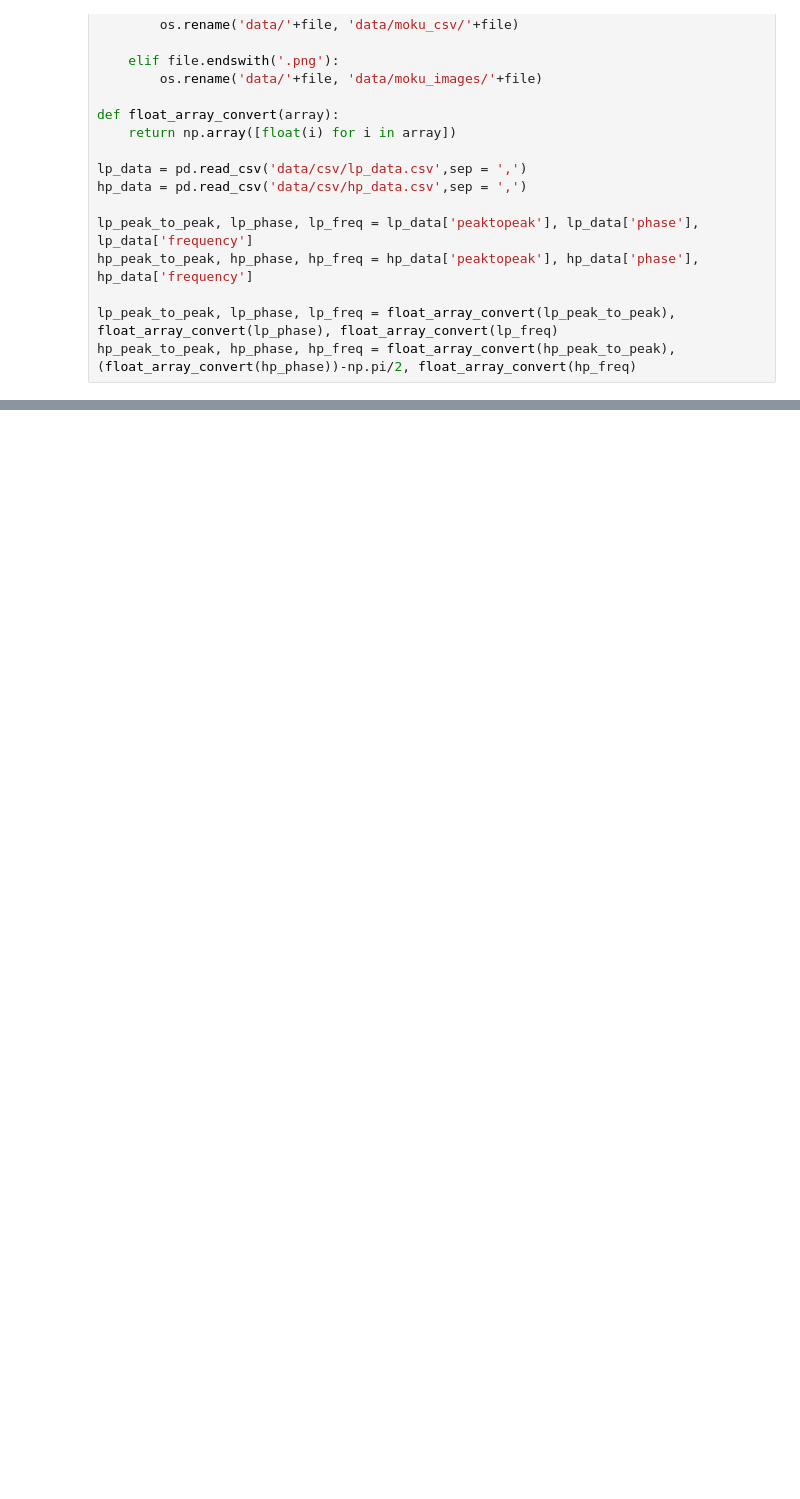
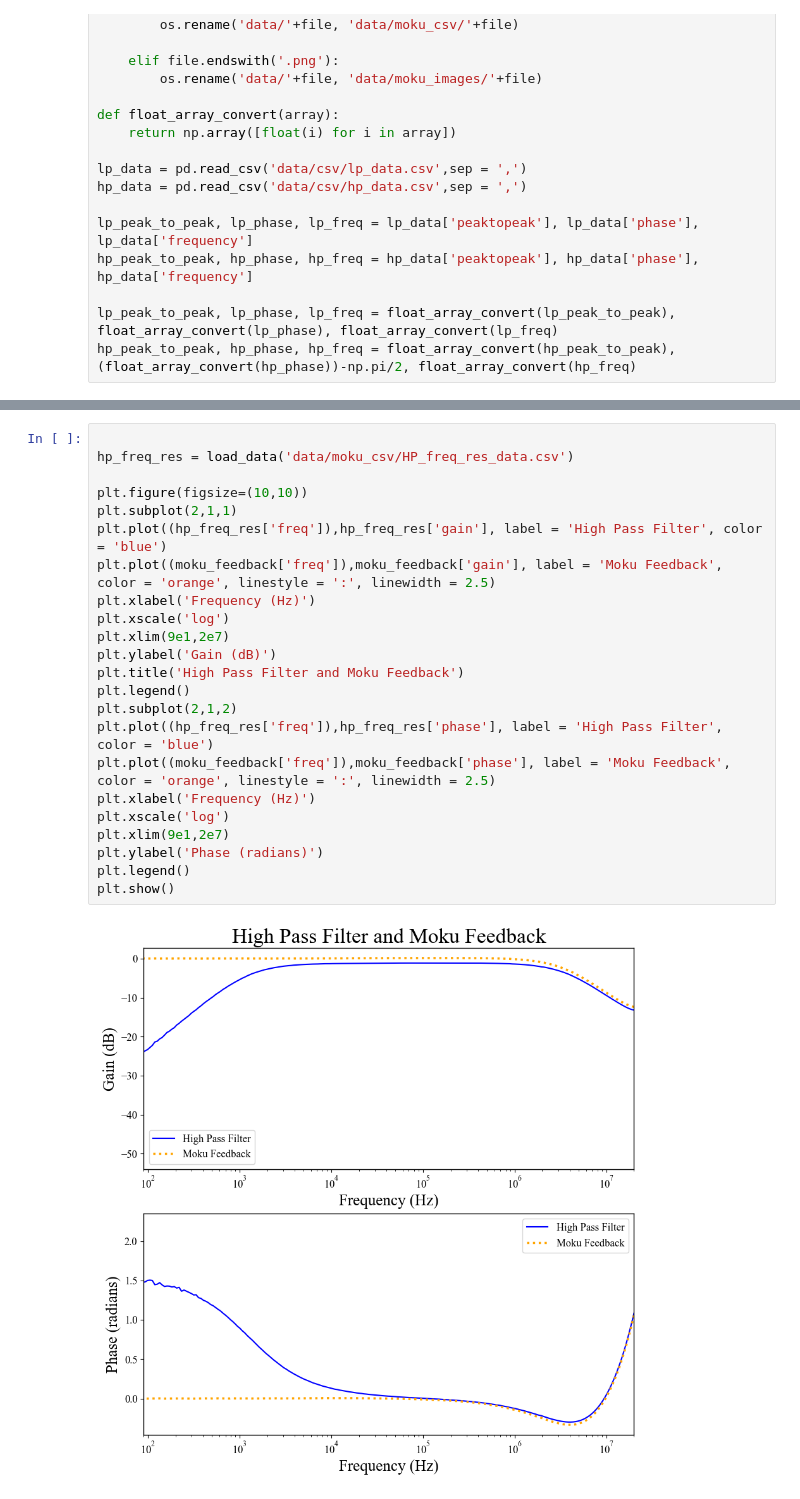
Before and after one commit to lewismcnish/Physics, a Jupyter notebook: Year_3/analogue_filters/analogue_filters.ipynb, the cells around one changed output, grey strips where cells are left out. Saved outputs shown, nothing was run; the diff lists cells and outputs as text; blank space fills up the shorter version.

```diff
--- a/Year_3/analogue_filters/analogue_filters.ipynb
+++ b/Year_3/analogue_filters/analogue_filters.ipynb
@@ -105,0 +141,25 @@ plt.show()
+# %%
+
+hp_freq_res = load_data('data/moku_csv/HP_freq_res_data.csv')
+
+plt.figure(figsize=(10,10))
+plt.subplot(2,1,1)
+plt.plot((hp_freq_res['freq']),hp_freq_res['gain'], label = 'High Pass Filter', color = 'blue')
+plt.plot((moku_feedback['freq']),moku_feedback['gain'], label = 'Moku Feedback', color = 'orange', linestyle = ':', linewidth = 2.5)
+plt.xlabel('Frequency (Hz)')
+plt.xscale('log')
+plt.xlim(9e1,2e7)
+plt.ylabel('Gain (dB)')
+plt.title('High Pass Filter and Moku Feedback')
+plt.legend()
+plt.subplot(2,1,2)
+plt.plot((hp_freq_res['freq']),hp_freq_res['phase'], label = 'High Pass Filter', color = 'blue')
+plt.plot((moku_feedback['freq']),moku_feedback['phase'], label = 'Moku Feedback', color = 'orange', linestyle = ':', linewidth = 2.5)
+plt.xlabel('Frequency (Hz)')
+plt.xscale('log')
+plt.xlim(9e1,2e7)
+plt.ylabel('Phase (radians)')
+plt.legend()
+plt.show()
+# %% [output]
+[figure, added]
```
Also changed, not shown: parts of 10 cells of this notebook, 11 other files.
